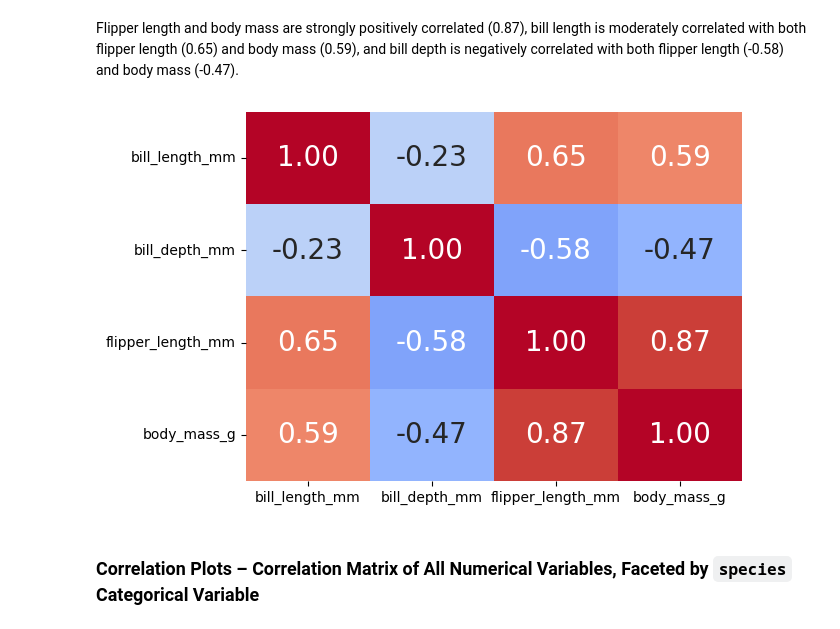
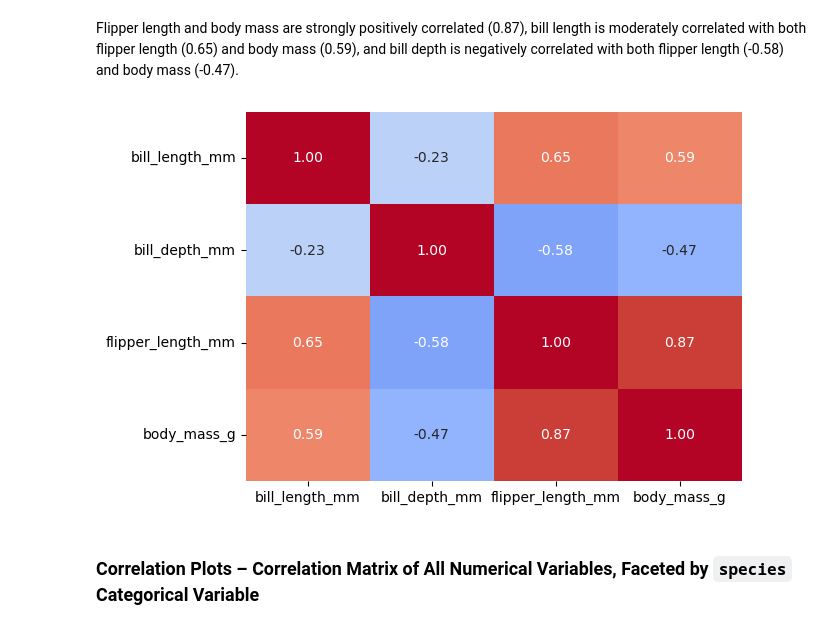
Before and after one commit to mytechnotalent/Reverse-Engineering-Data, a Jupyter notebook: 01-EDA.ipynb, the cells around one changed output. Saved outputs shown, nothing was run; the diff lists cells and outputs as text; code cells hidden in the pictures.

```diff
--- a/01-EDA.ipynb
+++ b/01-EDA.ipynb
@@ -642,18 +646,18 @@ Flipper length and body mass are strongly positively correlated (0.87), bill len
 # %%
 fig, ax = plt.subplots()
 sns.heatmap(data=df_clean.corr(numeric_only=True),
             vmin=-1,
             vmax=1,
             center=0,
             cmap='coolwarm',
             cbar=False,
             annot=True,
             fmt='.2f',
-            annot_kws={'size': 20},
+            annot_kws={'size': 10},
             ax=ax)
 plt.show()
 # %% [output]
-[figure, old version]
+[figure, new version]
 # %% [markdown]
 ### Correlation Plots – Correlation Matrix of All Numerical Variables, Faceted by `species` Categorical Variable
 # %% [markdown]
```
Also changed, not shown: parts of 25 cells of this notebook, 1 other file.
